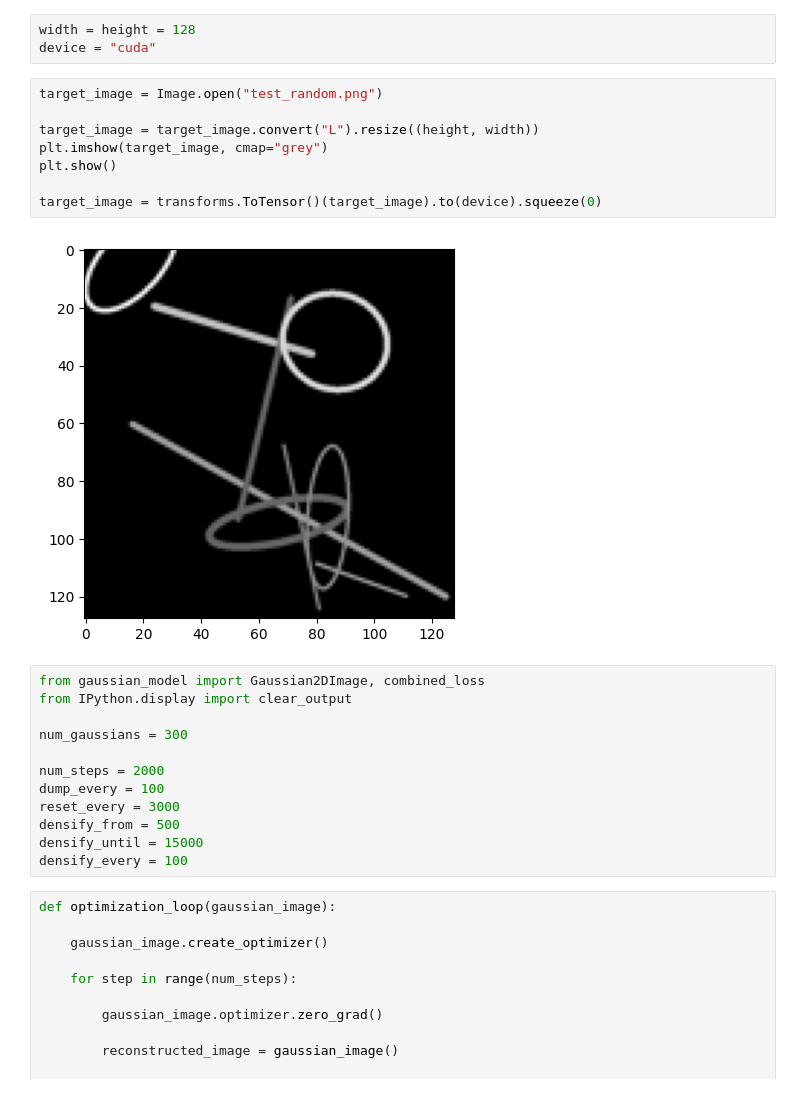
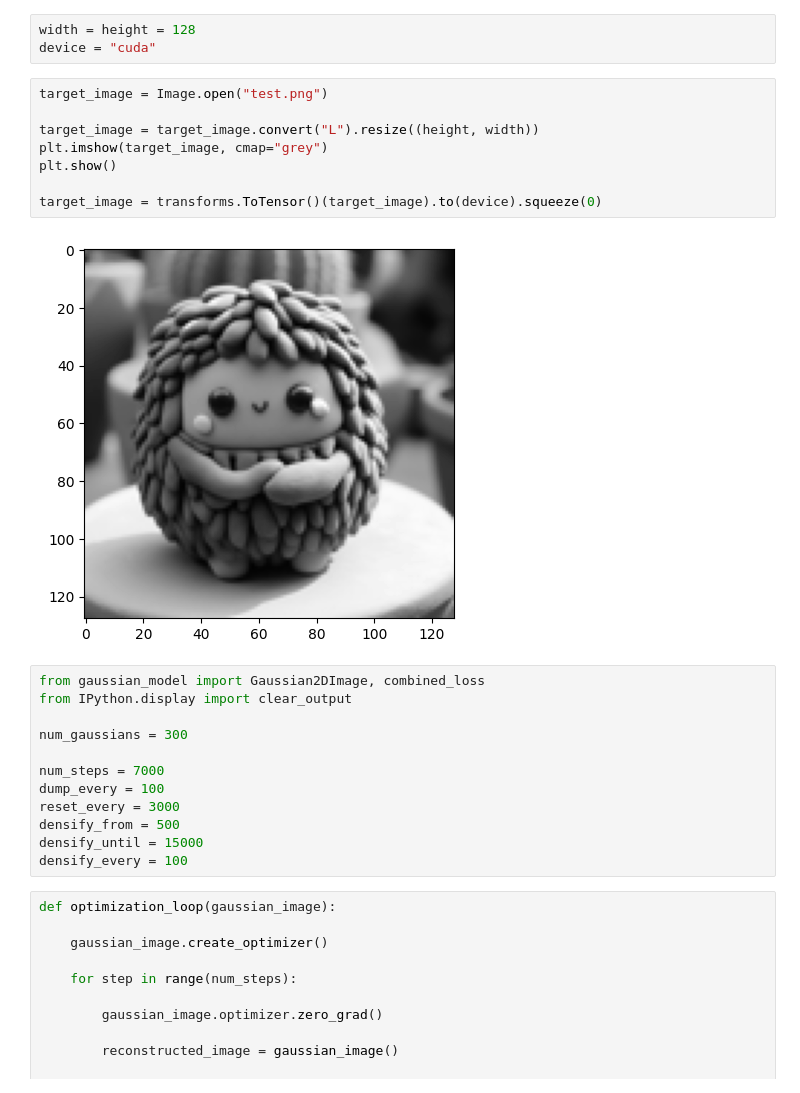
Before and after one commit to mtaktash/gs_2d_toy, a Jupyter notebook: example.ipynb, the cells around one changed output. Drawn from its saved outputs; the diff is of its cells as text.

```diff
--- a/example.ipynb
+++ b/example.ipynb
@@ -55,22 +55,22 @@ The autoreload extension is already loaded. To reload it, use:
 width = height = 128
 device = "cuda"
 # %%
-target_image = Image.open("test_random.png")
+target_image = Image.open("test.png")
 
 target_image = target_image.convert("L").resize((height, width))
 plt.imshow(target_image, cmap="grey")
 plt.show()
 
 target_image = transforms.ToTensor()(target_image).to(device).squeeze(0)
 # %% [output]
-[figure, old version]
+[figure, new version]
 # %%
 from gaussian_model import Gaussian2DImage, combined_loss
 from IPython.display import clear_output
 
 num_gaussians = 300
 
-num_steps = 2000
+num_steps = 7000
 dump_every = 100
 reset_every = 3000
 densify_from = 500
```
Also changed, not shown: parts of 6 cells of this notebook, 2 other files.
